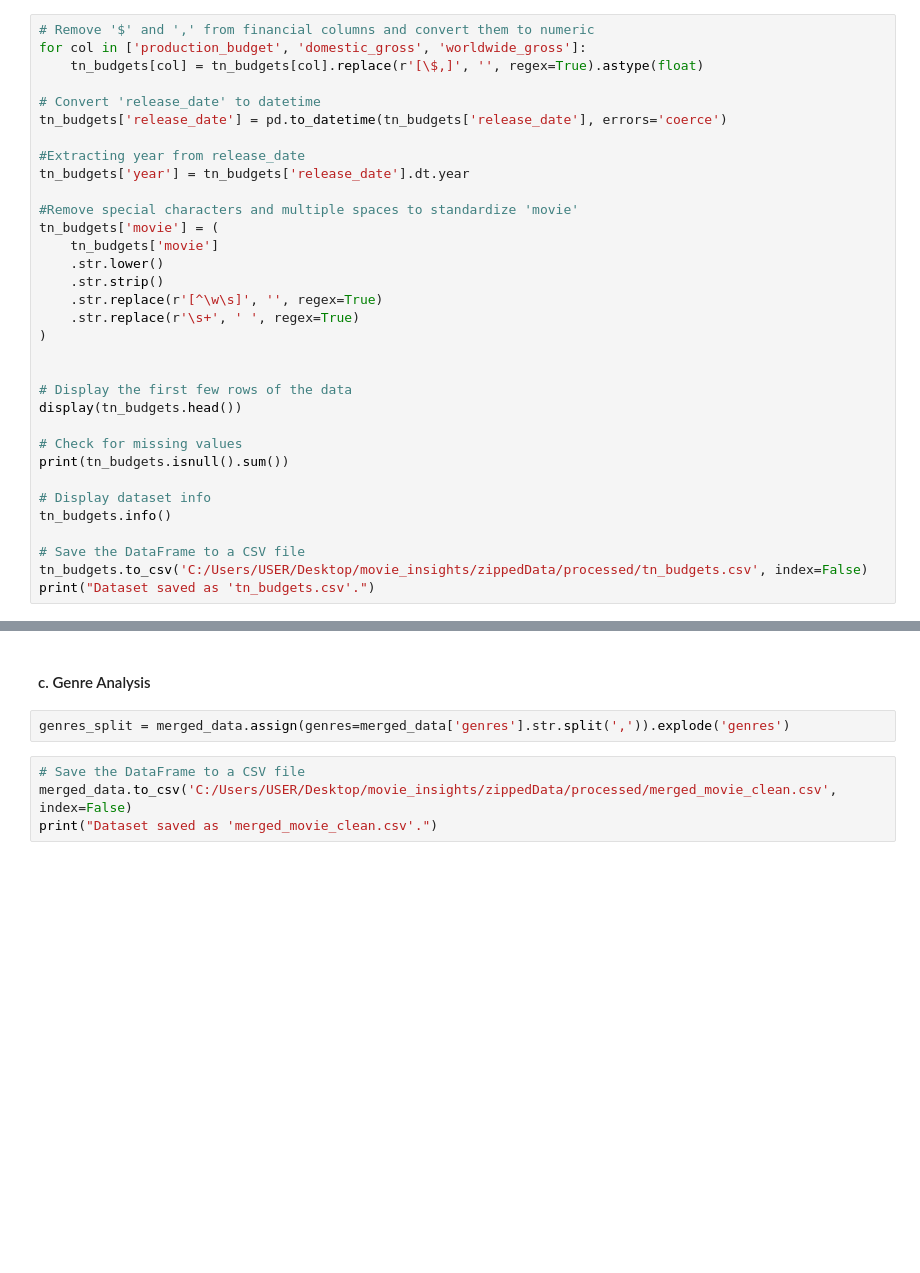
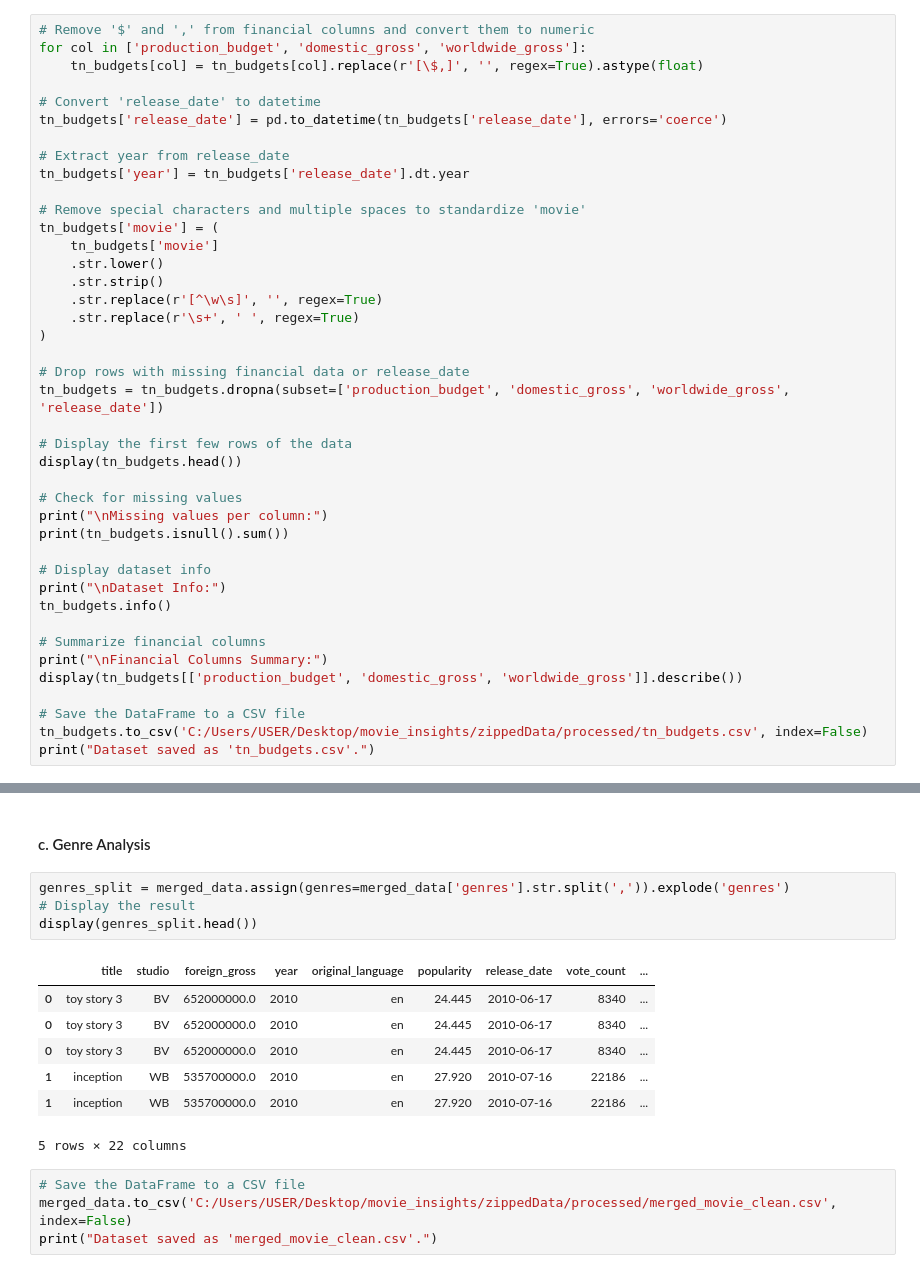
Before and after one commit to blexolonde/dsc-phase-2-FilmForecast, a Jupyter notebook: notebooks/final.ipynb, the cells around one changed output, grey strips where cells are left out. Drawn from its saved outputs; the diff is of its cells as text; blank space fills up the shorter version.

```diff
--- a/notebooks/final.ipynb
+++ b/notebooks/final.ipynb
@@ -358,10 +439,10 @@ for col in ['production_budget', 'domestic_gross', 'worldwide_gross']:
 # Convert 'release_date' to datetime
 tn_budgets['release_date'] = pd.to_datetime(tn_budgets['release_date'], errors='coerce')
 
-#Extracting year from release_date
+# Extract year from release_date
 tn_budgets['year'] = tn_budgets['release_date'].dt.year
 
-#Remove special characters and multiple spaces to standardize 'movie'
+# Remove special characters and multiple spaces to standardize 'movie'
 tn_budgets['movie'] = (
     tn_budgets['movie']
     .str.lower()
@@ -370,15 +451,23 @@ tn_budgets['movie'] = (
     .str.replace(r'\s+', ' ', regex=True)
 )
 
+# Drop rows with missing financial data or release_date
+tn_budgets = tn_budgets.dropna(subset=['production_budget', 'domestic_gross', 'worldwide_gross', 'release_date'])
 
 # Display the first few rows of the data
 display(tn_budgets.head())
 
 # Check for missing values
+print("\nMissing values per column:")
 print(tn_budgets.isnull().sum())
 
 # Display dataset info
+print("\nDataset Info:")
 tn_budgets.info()
+
+# Summarize financial columns
+print("\nFinancial Columns Summary:")
+display(tn_budgets[['production_budget', 'domestic_gross', 'worldwide_gross']].describe())
 
 # Save the DataFrame to a CSV file
 tn_budgets.to_csv('C:/Users/USER/Desktop/movie_insights/zippedData/processed/tn_budgets.csv', index=False)
@@ -1171,6 +1318,16 @@ memory usage: 204.9+ KB
 #### c. Genre Analysis
 # %%
 genres_split = merged_data.assign(genres=merged_data['genres'].str.split(',')).explode('genres')
+# Display the result
+display(genres_split.head())
+# %% [output]
+|  | title | studio | foreign_gross | year | original_language | popularity | release_date | vote_count | ... |
+| 0 | toy story 3 | BV | 652000000.0 | 2010 | en | 24.445 | 2010-06-17 | 8340 | ... |
+| 0 | toy story 3 | BV | 652000000.0 | 2010 | en | 24.445 | 2010-06-17 | 8340 | ... |
+| 0 | toy story 3 | BV | 652000000.0 | 2010 | en | 24.445 | 2010-06-17 | 8340 | ... |
+| 1 | inception | WB | 535700000.0 | 2010 | en | 27.920 | 2010-07-16 | 22186 | ... |
+| 1 | inception | WB | 535700000.0 | 2010 | en | 27.920 | 2010-07-16 | 22186 | ... |
+5 rows × 22 columns
 # %%
 # Save the DataFrame to a CSV file
 merged_data.to_csv('C:/Users/USER/Desktop/movie_insights/zippedData/processed/merged_movie_clean.csv', index=False)
```
Also changed, not shown: parts of 36 cells of this notebook, 6 other files.
